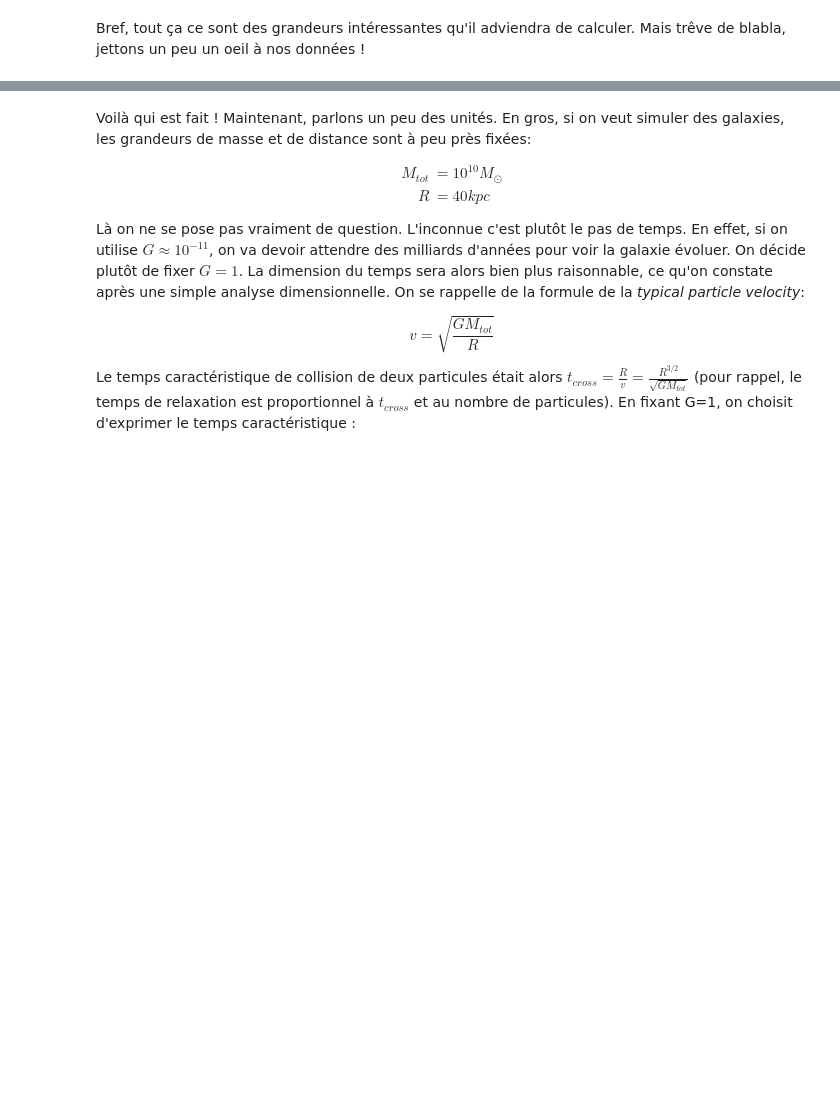
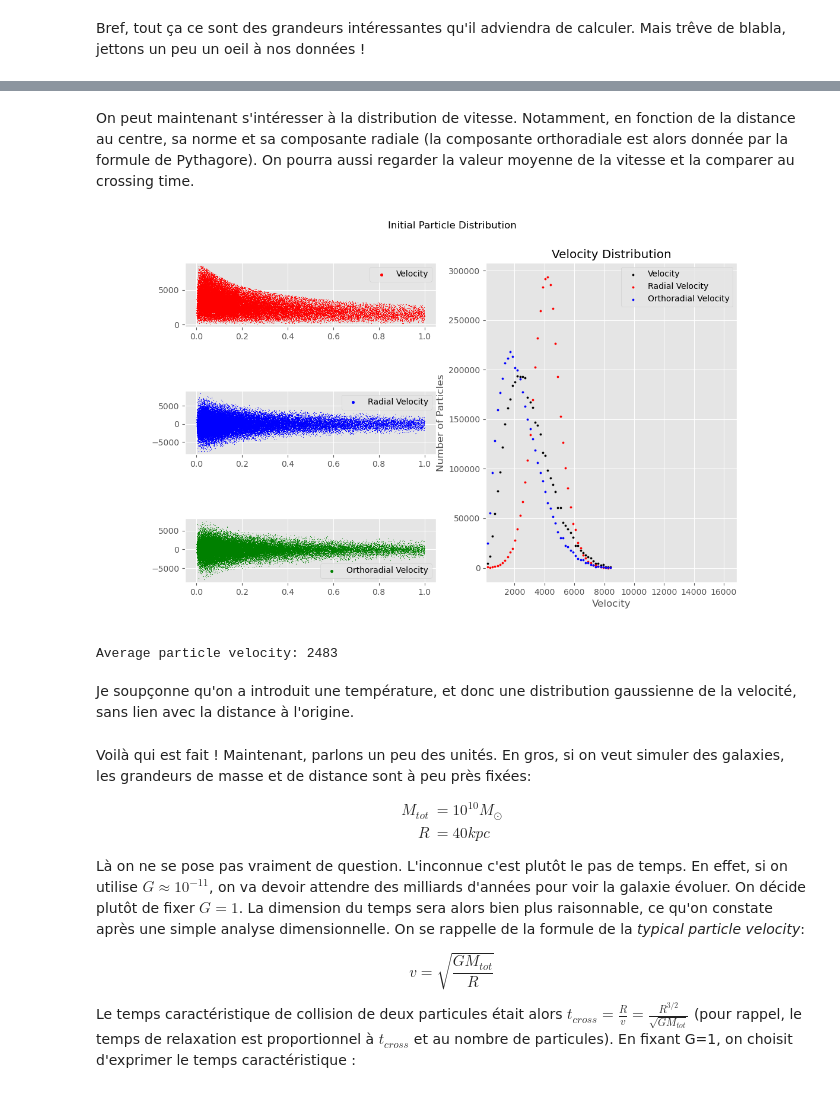
Before and after one commit to ProfesseurShadoko/compastro, a Jupyter notebook: scripts/main.ipynb, the cells around one changed output, grey strips where cells are left out. Cells and saved outputs as stored; diff of their text form; code cells hidden in the pictures; blank space fills up the shorter version.

```diff
--- a/scripts/main.ipynb
+++ b/scripts/main.ipynb
@@ -181,3 +196,67 @@ Parameter a: 0.0804
+# %% [markdown]
+On peut maintenant s'intéresser à la distribution de vitesse. Notamment, en fonction de la distance au centre, sa norme et sa composante radiale (la composante orthoradiale est alors donnée par la formule de Pythagore). On pourra aussi regarder la valeur moyenne de la vitesse et la comparer au crossing time.
+# %%
+NBINS = 50
+
+df_to_plot = particles_data[particles_data["r"]<1]
+
+#3d scatter of the data
+plt.figure()
+plt.suptitle("Initial Particle Distribution")
+grid = GridSpec(3, 2, hspace=1)
+
+plt.subplot(grid[0, 0])
+plt.scatter(df_to_plot["r"], df_to_plot["v"], color='red', s=0.1)
+plt.scatter([],[], label="Velocity", color='red', s=10)
+plt.legend()
+
+plt.subplot(grid[1, 0])
+plt.scatter(df_to_plot["r"], df_to_plot["vr"], color='blue', s=0.1)
+plt.scatter([],[], label="Radial Velocity", color='blue', s=10)
+plt.legend()
+
+plt.subplot(grid[2, 0])
+plt.scatter(df_to_plot["r"], df_to_plot["v_theta"], color='green', s=0.1)
+plt.scatter([],[], label="Orthoradial Velocity", color='green', s=10)
+plt.legend()
+
+
+plt.subplot(grid[:,1])
+
+# we need this data if we want to do a fit
+hist, bin_edges = np.histogram(df_to_plot["v"], bins=NBINS, weights=df_to_plot["m"])
+hist_radial, bin_edges_radial = np.histogram(df_to_plot["vr"], bins=NBINS, weights=df_to_plot["m"])
+hist_orthoradial, bin_edges_orthoradial = np.histogram(np.sqrt(df_to_plot["v"]**2 - df_to_plot["vr"]**2), bins=NBINS, weights=df_to_plot["m"])
+bin_centers = (bin_edges[1:] + bin_edges[:-1]) / 2
+x = np.linspace(min(bin_centers), max(bin_centers), 1000)
+
+
+
+# count the number of particles in each bin
+
+plt.title("Velocity Distribution")
+
+plt.scatter(bin_centers, hist, color='black', s=5, label="Velocity")
+plt.scatter(bin_centers, hist_radial, color='red', s=5, label="Radial Velocity")
+plt.scatter(bin_centers, hist_orthoradial, color='blue', s=5, label="Orthoradial Velocity")
+
+plt.xlabel("Velocity")
+plt.ylabel("Number of Particles")
+plt.xlim(np.min(x)/2, np.max(x)*2)
+
+#plt.xscale("log")
+#plt.yscale("log")
+
+plt.legend()
+plt.show()
+# %% [output]
+[figure, added]
+# %%
+print(f"Average particle velocity: {particles_data['v'].median():.0f}")
+# %% [output]
+Average particle velocity: 2483
+# %% [markdown]
+Je soupçonne qu'on a introduit une température, et donc une distribution gaussienne de la velocité, sans lien avec la distance à l'origine.
 # %% [markdown]
 Voilà qui est fait ! Maintenant, parlons un peu des unités. En gros, si on veut simuler des galaxies, les grandeurs de masse et de distance sont à peu près fixées:
 
```
Also changed, not shown: parts of 13 cells of this notebook, 15 other files.
